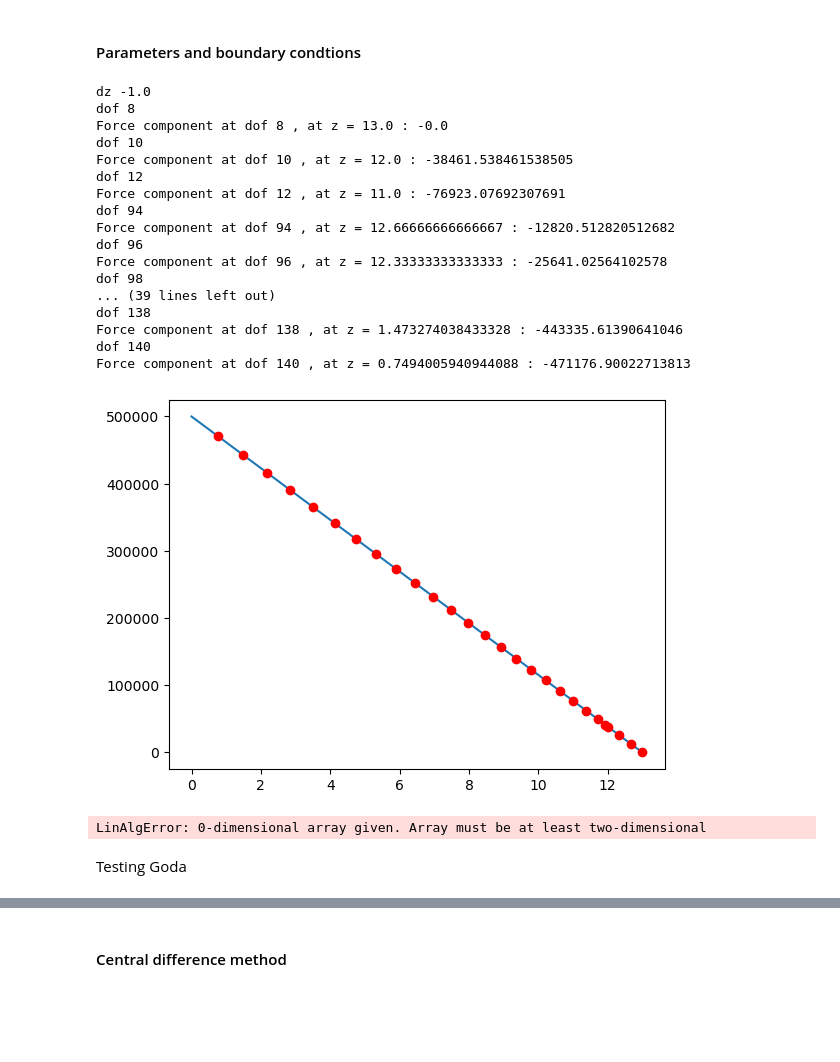
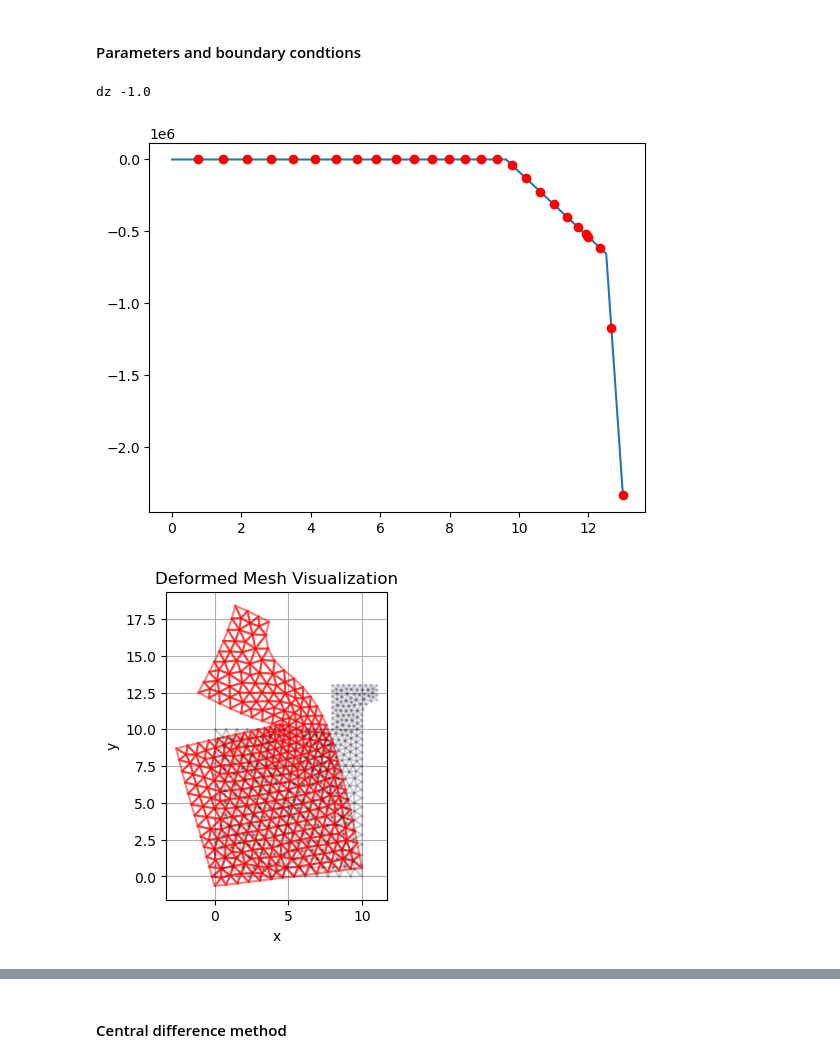
Before and after one commit to maxblw/CIEM4220_CM, a Jupyter notebook: model/1_model_definition.ipynb, the cells around one changed output, grey strips where cells are left out. Drawn from its saved outputs; the diff is of its cells as text; code cells hidden in the pictures; blank space fills up the shorter version.

Commit message:
redefined goda force

```diff
--- a/model/1_model_definition.ipynb
+++ b/model/1_model_definition.ipynb
@@ -295,56 +428,38 @@ for node in bottom_Bnodes:
 # %%
 n_fp = 1000
 z = y_goda
 z = np.linspace(0, roof, n_fp)  # Length of the breakwater
-q = np.array(goda_dist)
-q = np.linspace(50 * 10e3,0, n_fp) # Force distribution along the length
+q = -np.array(goda_dist)
+# q = np.linspace(-50 * 10e3,0, n_fp) # Force distribution along the length
 plt.plot(z, q, label='Force over length')
 # print(sea_dofs)
 idx_coords = [int(dof / 2) for dof in sea_dofs_x]  # Convert to indices for points
 
 z_coords = points[idx_coords][:, 1]  # Extract z-coordinates of the seaside nodes
-
 
 q_interp = np.interp(z_coords, z, q)
 plt.plot(z_coords, q_interp, 'ro', label='Interpolated Force')
 # print("z_coord", z_coords)
 # print(sea_dofs)
 dz = z_coords[1] - z_coords[0]
 print("dz", dz)
 
 for dof in sea_dofs_x:
-    print("dof", dof)
-    z_coord = points[int(dof / 2), 1] # hier gaat het mis
+    z_coord = points[int(dof / 2), 1]
     i = np.where(z_coords == z_coord)[0]
-    q_comp = q_interp[i][0]
+    q_comp = q_interp[i]
     F_comp = q_comp * dz
     f[dof] = F_comp
-    print("Force component at dof", dof,", at z =",z_coord, ":", F_comp)
+    # print("Force component at dof", dof,", at z =",z_coord, ":", F_comp)
 # %% [output]
 dz -1.0
-dof 8
-Force component at dof 8 , at z = 13.0 : -0.0
-dof 10
-Force component at dof 10 , at z = 12.0 : -38461.538461538505
-dof 12
-Force component at dof 12 , at z = 11.0 : -76923.07692307691
-dof 94
-Force component at dof 94 , at z = 12.66666666666667 : -12820.512820512682
-dof 96
-Force component at dof 96 , at z = 12.33333333333333 : -25641.02564102578
-dof 98
-... (39 lines left out)
-dof 138
-Force component at dof 138 , at z = 1.473274038433328 : -443335.61390641046
-dof 140
-Force component at dof 140 , at z = 0.7494005940944088 : -471176.90022713813
-[figure, old version]
+[figure, new version]
 # %%
 # Solve the system of equations
 u = np.linalg.solve(K, f)
 
 # Reshape the solution vector into a 2D array for visualization and magnify by 1e3
-u_reshaped = u.reshape(-1, 2) * 1e4
+u_reshaped = u.reshape(-1, 2) * 1e3
 
 
 # Plot the deformed mesh
@@ -364,6 +479,4 @@ plt.title("Deformed Mesh Visualization")
 plt.grid(True)
 plt.show()
 # %% [output]
-LinAlgError: 0-dimensional array given. Array must be at least two-dimensional
+[figure, added]
-# %% [markdown]
-Testing Goda
```
Also changed, not shown: parts of 7 cells of this notebook, 1 other file.
